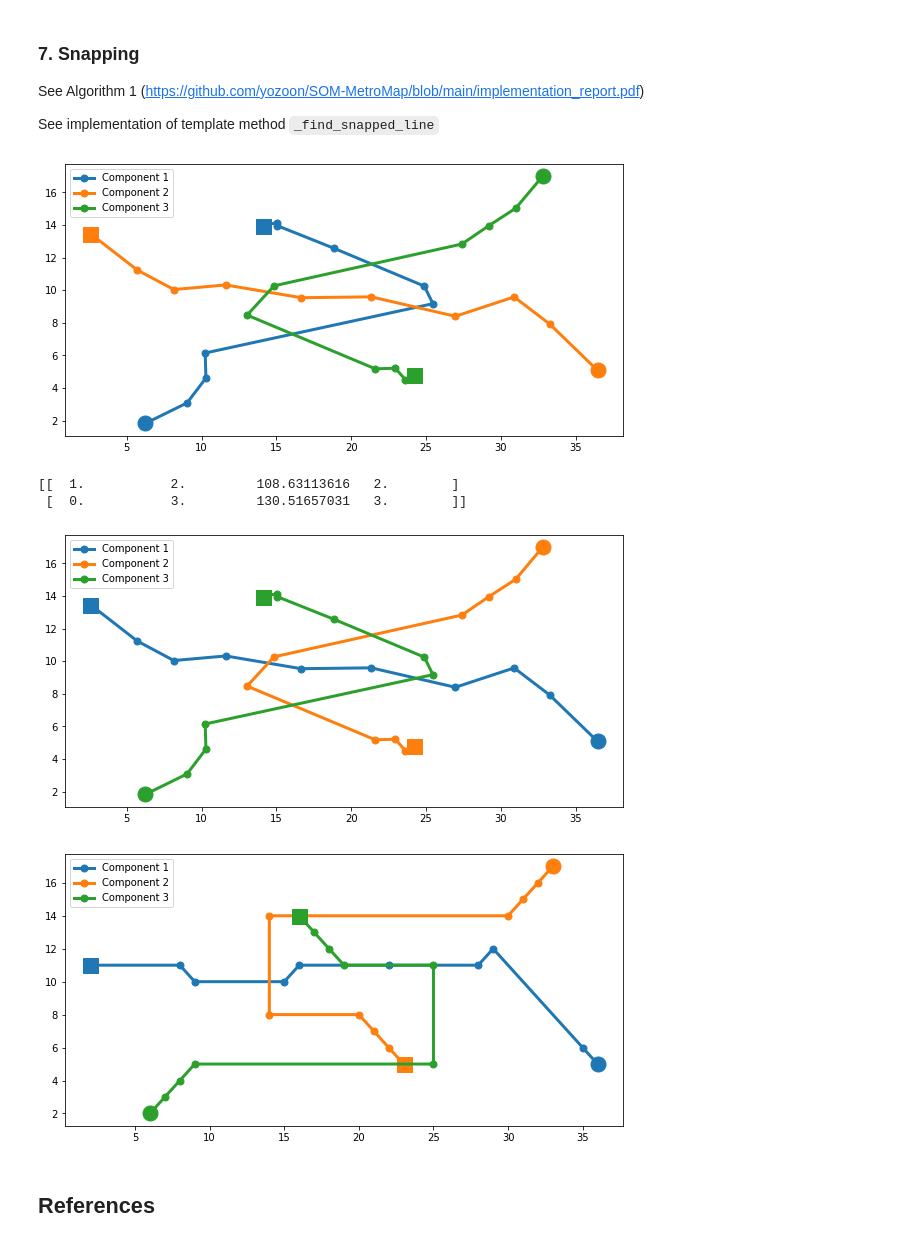
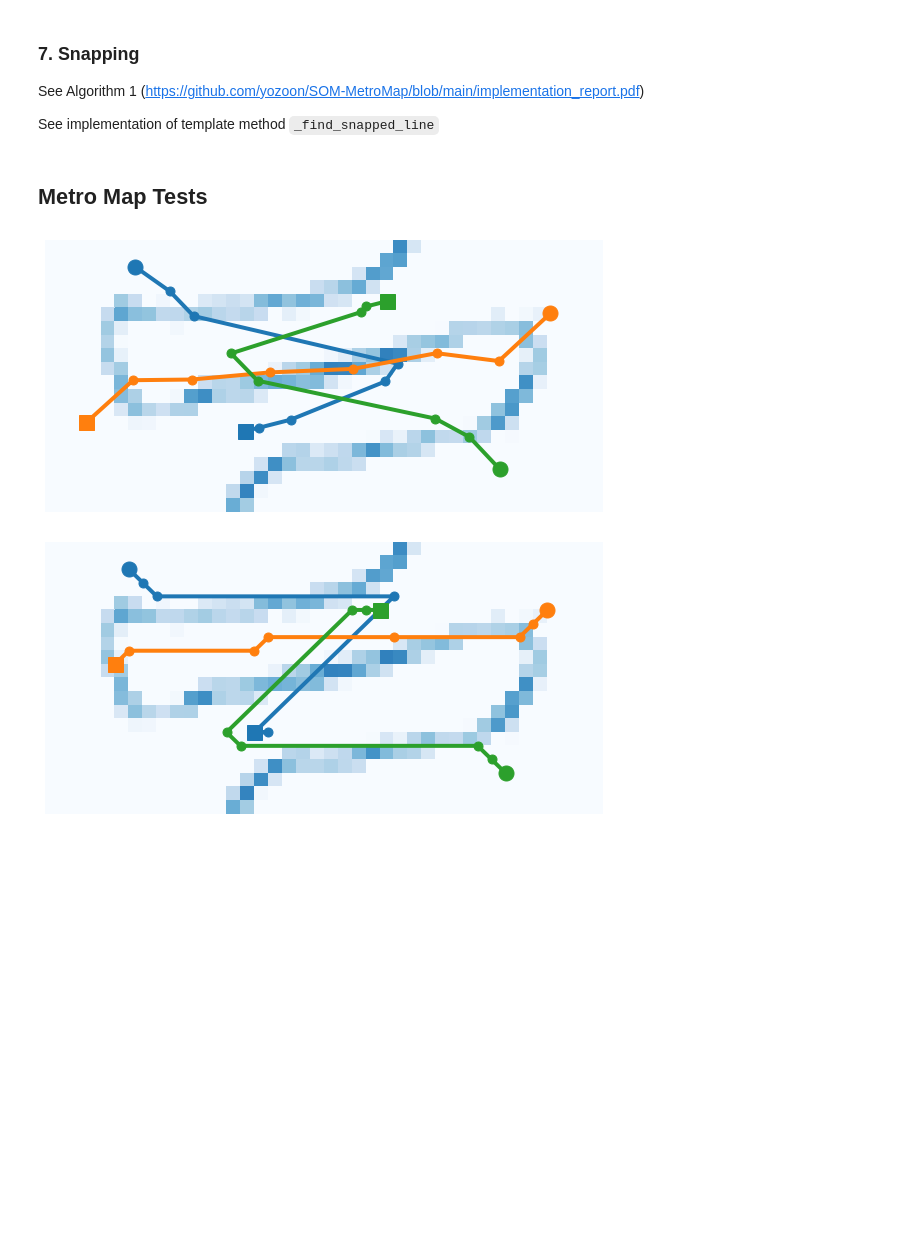
Before and after one commit to filipLoisel/SOS, a Jupyter notebook: UE3/src/main.ipynb, the cells around one changed output. Drawn from its saved outputs; the diff is of its cells as text; code cells hidden in the pictures; blank space fills up the shorter version.

Commit message:
added tests

```diff
--- a/UE3/src/main.ipynb
+++ b/UE3/src/main.ipynb
@@ -413,18 +450,8 @@ def snap_component_lines(component_lines, d_planes, step):
         snapped_lines.append(snap_points(c_line, step))
 
     return np.array(snapped_lines)
-# %%
-lines, component_names = get_component_lines(discretized_planes)
-visualize(lines, component_names)
-agg_lines, clusters = aggregate(lines,110,True,False) # TODO use component_names
-visualize(agg_lines, clusters)
-snapped_lines = snap_component_lines(agg_lines, discretized_planes, 5)
-visualize(snapped_lines, clusters)
-# %% [output]
-[figure, removed]
-[[  1.           2.         108.63113616   2.        ]
- [  0.           3.         130.51657031   3.        ]]
-[figure, removed]
-[figure, removed]
-# %% [markdown]
-## References
+# %% [markdown]
+## Metro Map Tests
+# %%
+chain_input = SOMToolBoxParser("datasets/chainlink/chainlink.vec").read_weight_file()
+chain_weight = SOMToolBoxParser("datasets/chainlink/chainlink_small.wgt.gz").read_weight_file()
@@ -430,0 +461,11 @@ visualize(snapped_lines, clusters)
+# %%
+chain_planes = discretize_planes(chain_weight, n = 8)
+u_matrix = umatrix(chain_weight['ydim'], chain_weight['xdim'], chain_weight['arr'])
+
+lines = get_component_lines(chain_planes, n = 8)
+visualize(lines, u_matrix)
+snapped_lines = snap_component_lines(lines, chain_planes, 8)
+visualize(snapped_lines, u_matrix)
+# %% [output]
+[figure, added]
+[figure, added]
```
Also changed, not shown: parts of 13 cells of this notebook.
